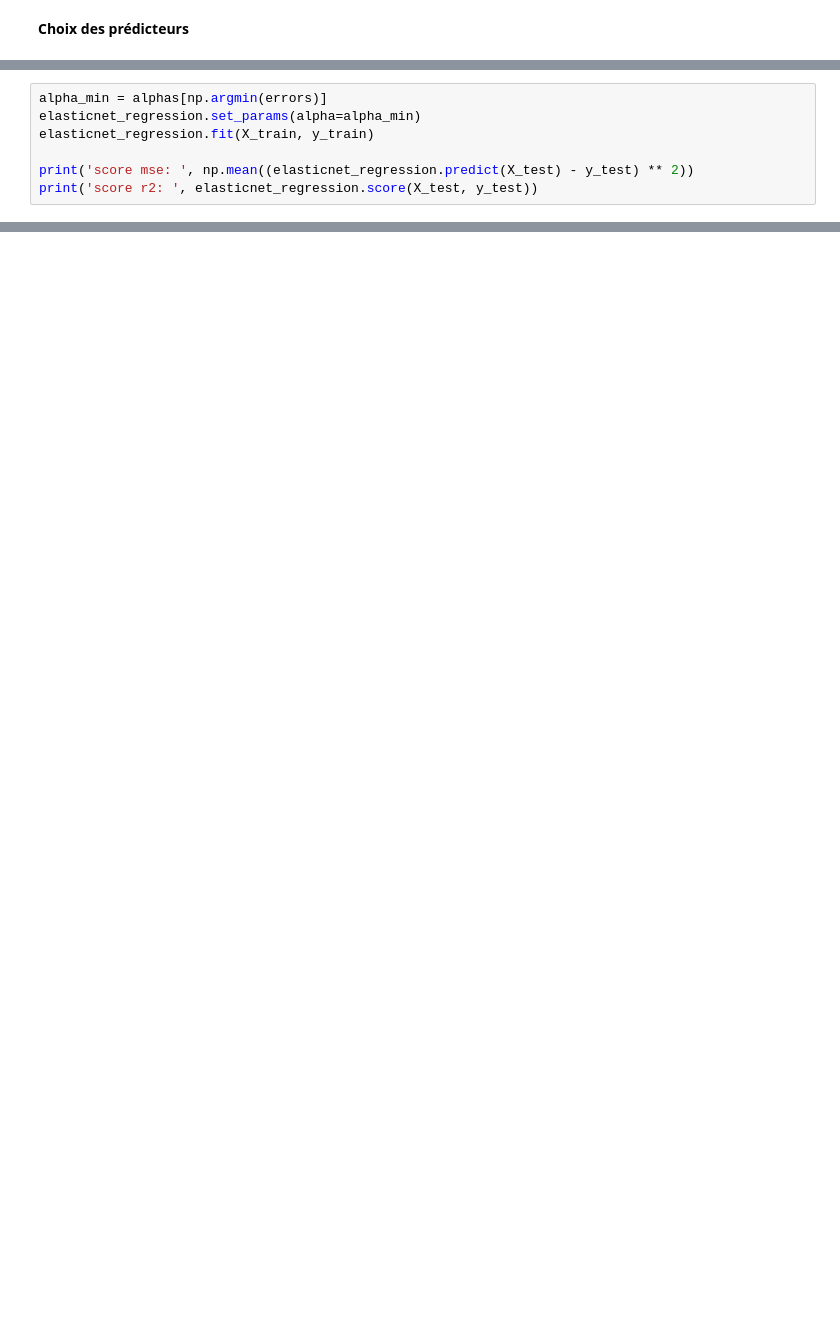
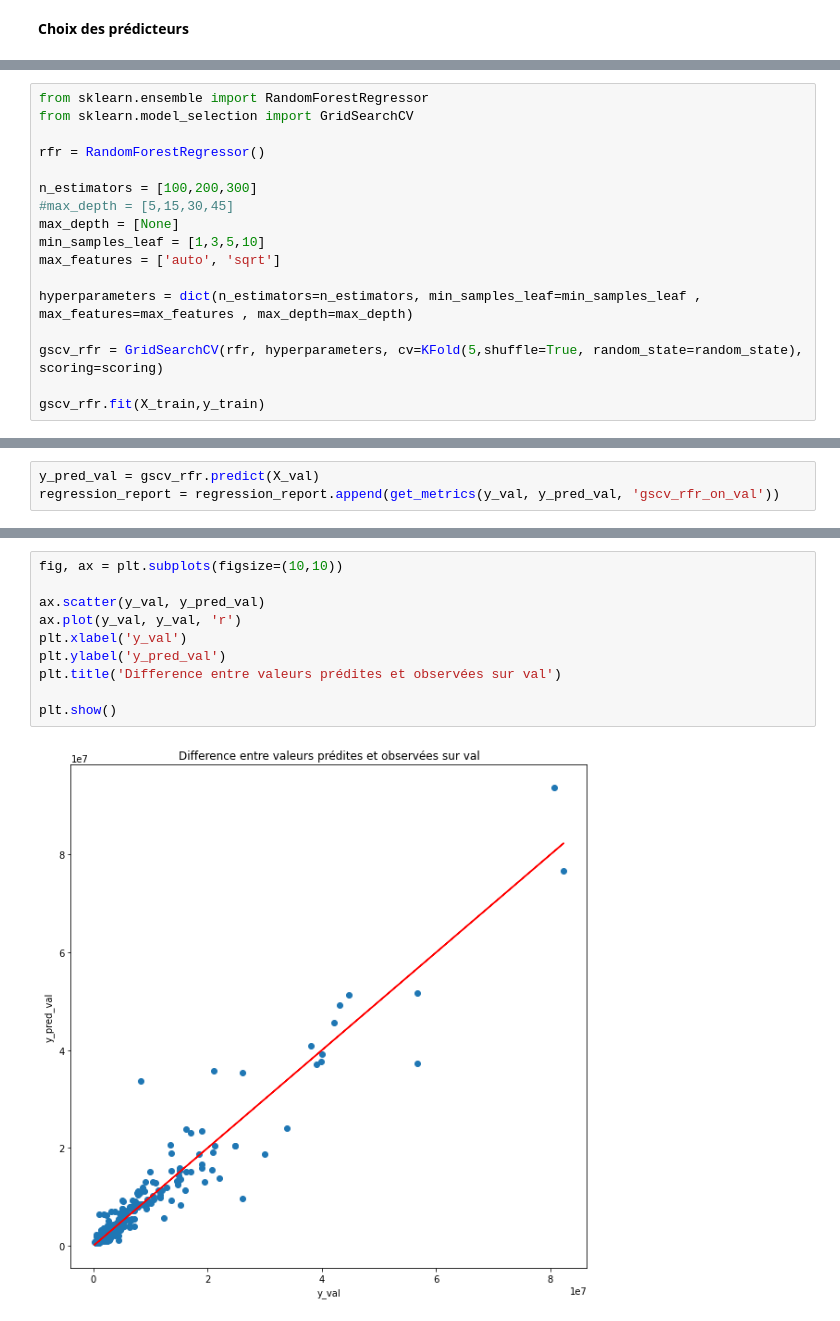
Before and after one commit to Loridan/openclassrooms-iml-projects, a Jupyter notebook: project3/P03_02_notebook_modelisation.ipynb, the cells around one changed output, grey strips where cells are left out. Drawn from its saved outputs; the diff is of its cells as text; blank space fills up the shorter version.

```diff
--- a/project3/P03_02_notebook_modelisation.ipynb
+++ b/project3/P03_02_notebook_modelisation.ipynb
@@ -264,7 +448,0 @@ for a in alphas:
-# %%
-alpha_min = alphas[np.argmin(errors)]
-elasticnet_regression.set_params(alpha=alpha_min)
-elasticnet_regression.fit(X_train, y_train)
-
-print('score mse: ', np.mean((elasticnet_regression.predict(X_test) - y_test) ** 2))
-print('score r2: ', elasticnet_regression.score(X_test, y_test))
@@ -488,0 +554,17 @@ score r2:  0.9201488625320993
+# %%
+from sklearn.ensemble import RandomForestRegressor
+from sklearn.model_selection import GridSearchCV
+
+rfr = RandomForestRegressor()
+
+n_estimators = [100,200,300]
+#max_depth = [5,15,30,45]
+max_depth = [None]
+min_samples_leaf = [1,3,5,10]
+max_features = ['auto', 'sqrt']
+
+hyperparameters = dict(n_estimators=n_estimators, min_samples_leaf=min_samples_leaf , max_features=max_features , max_depth=max_depth)
+
+gscv_rfr = GridSearchCV(rfr, hyperparameters, cv=KFold(5,shuffle=True, random_state=random_state), scoring=scoring)
+
+gscv_rfr.fit(X_train,y_train)
@@ -488,0 +604,3 @@ score r2:  0.9201488625320993
+# %%
+y_pred_val = gscv_rfr.predict(X_val)
+regression_report = regression_report.append(get_metrics(y_val, y_pred_val, 'gscv_rfr_on_val'))
@@ -488,0 +610,12 @@ score r2:  0.9201488625320993
+# %%
+fig, ax = plt.subplots(figsize=(10,10))
+
+ax.scatter(y_val, y_pred_val)
+ax.plot(y_val, y_val, 'r')
+plt.xlabel('y_val')
+plt.ylabel('y_pred_val')
+plt.title('Difference entre valeurs prédites et observées sur val')
+
+plt.show()
+# %% [output]
+[figure, added]
```
Also changed, not shown: parts of 115 cells of this notebook, 1 other file.
